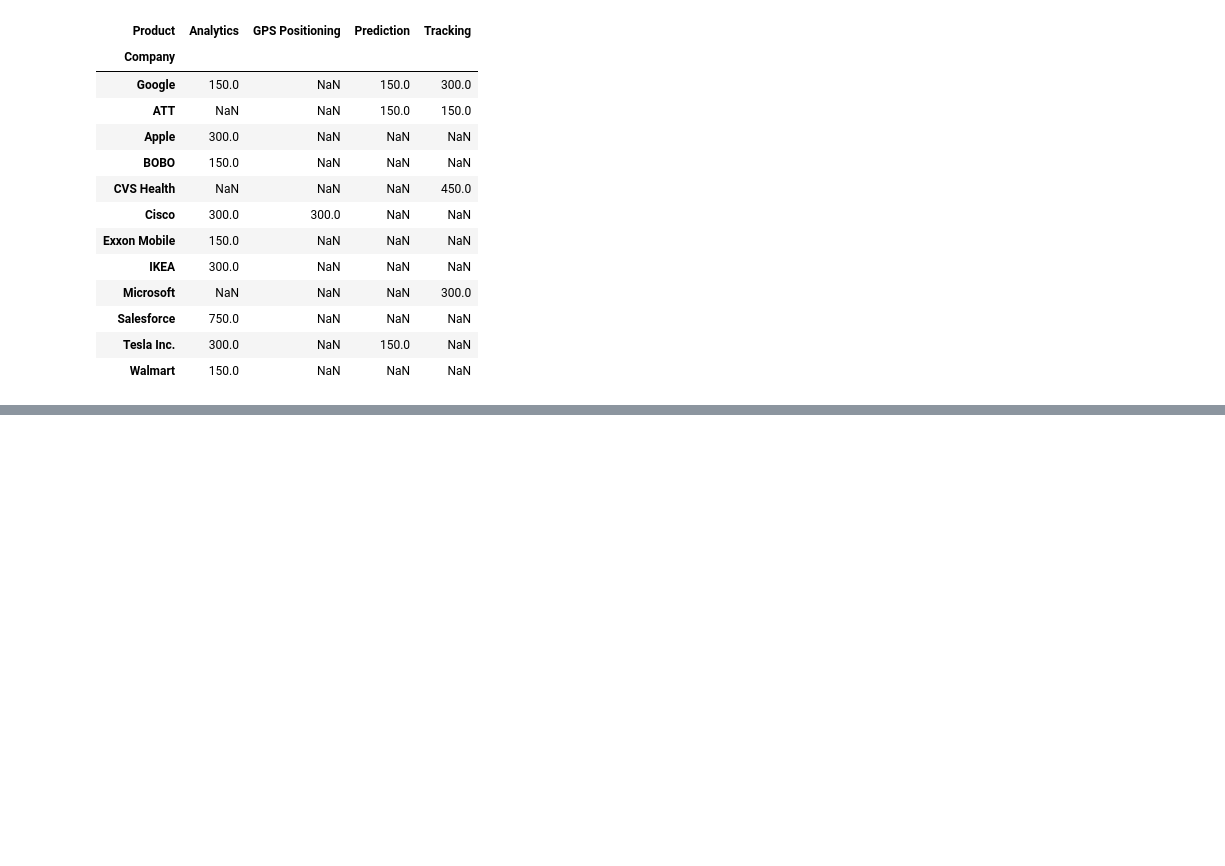
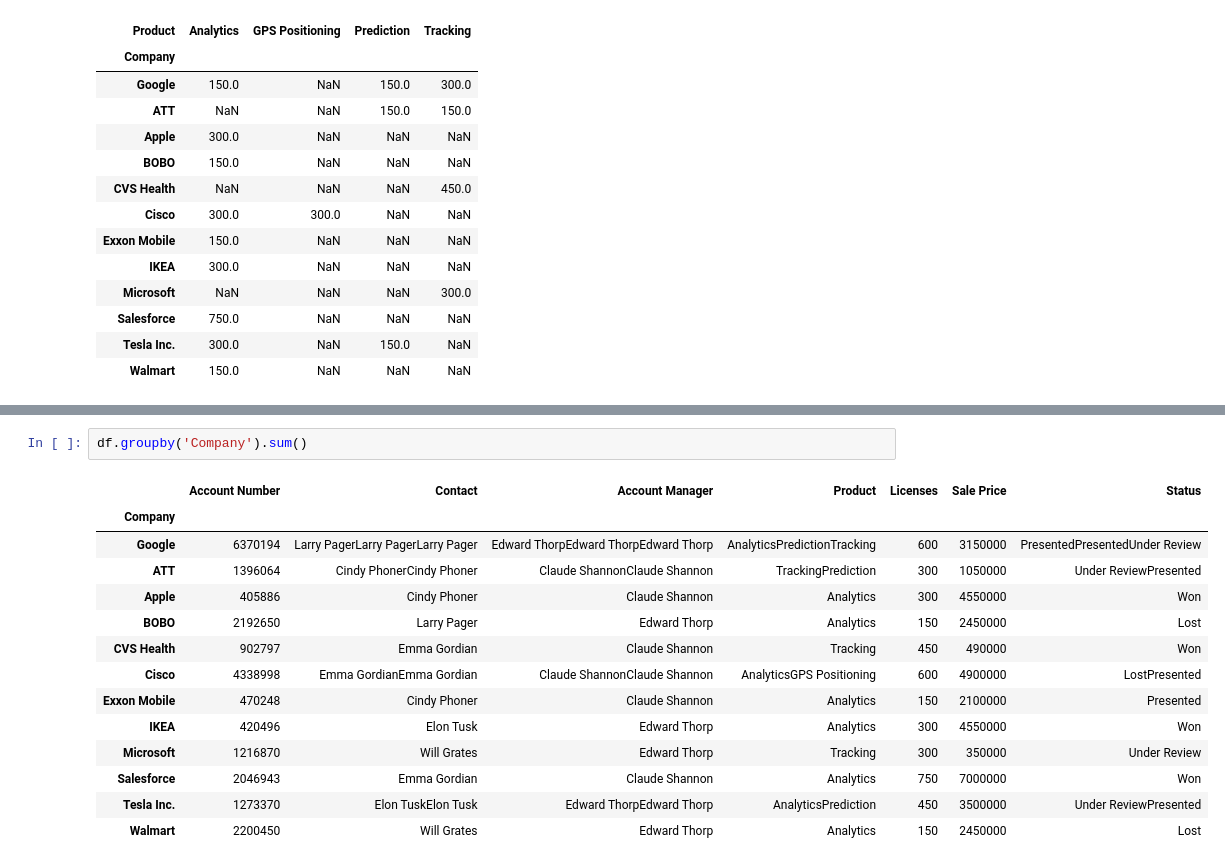
Before and after one commit to che711/DS_ML_course, a Jupyter notebook: lesson3_Pandas/lesson14_pivot_tables.ipynb, the cells around one changed output, grey strips where cells are left out. Cells and saved outputs as stored; diff of their text form; blank space fills up the shorter version.

```diff
--- a/lesson3_Pandas/lesson14_pivot_tables.ipynb
+++ b/lesson3_Pandas/lesson14_pivot_tables.ipynb
@@ -68,0 +107,17 @@ pd.pivot(data=licenses, index='Company',columns='Product', values='Licenses')
+# %%
+df.groupby('Company').sum()
+# %% [output]
+|  | Account Number | Contact | Account Manager | Product | Licenses | Sale Price | Status |
+| Company |  |  |  |  |  |  |  |
+| Google | 6370194 | Larry PagerLarry PagerLarry Pager | Edward ThorpEdward ThorpEdward Thorp | AnalyticsPredictionTracking | 600 | 3150000 | PresentedPresentedUnder Review |
+| ATT | 1396064 | Cindy PhonerCindy Phoner | Claude ShannonClaude Shannon | TrackingPrediction | 300 | 1050000 | Under ReviewPresented |
+| Apple | 405886 | Cindy Phoner | Claude Shannon | Analytics | 300 | 4550000 | Won |
+| BOBO | 2192650 | Larry Pager | Edward Thorp | Analytics | 150 | 2450000 | Lost |
+| CVS Health | 902797 | Emma Gordian | Claude Shannon | Tracking | 450 | 490000 | Won |
+| Cisco | 4338998 | Emma GordianEmma Gordian | Claude ShannonClaude Shannon | AnalyticsGPS Positioning | 600 | 4900000 | LostPresented |
+| Exxon Mobile | 470248 | Cindy Phoner | Claude Shannon | Analytics | 150 | 2100000 | Presented |
+| IKEA | 420496 | Elon Tusk | Edward Thorp | Analytics | 300 | 4550000 | Won |
+| Microsoft | 1216870 | Will Grates | Edward Thorp | Tracking | 300 | 350000 | Under Review |
+| Salesforce | 2046943 | Emma Gordian | Claude Shannon | Analytics | 750 | 7000000 | Won |
+| Tesla Inc. | 1273370 | Elon TuskElon Tusk | Edward ThorpEdward Thorp | AnalyticsPrediction | 450 | 3500000 | Under ReviewPresented |
+| Walmart | 2200450 | Will Grates | Edward Thorp | Analytics | 150 | 2450000 | Lost |
```
Also changed, not shown: parts of 5 cells of this notebook.
